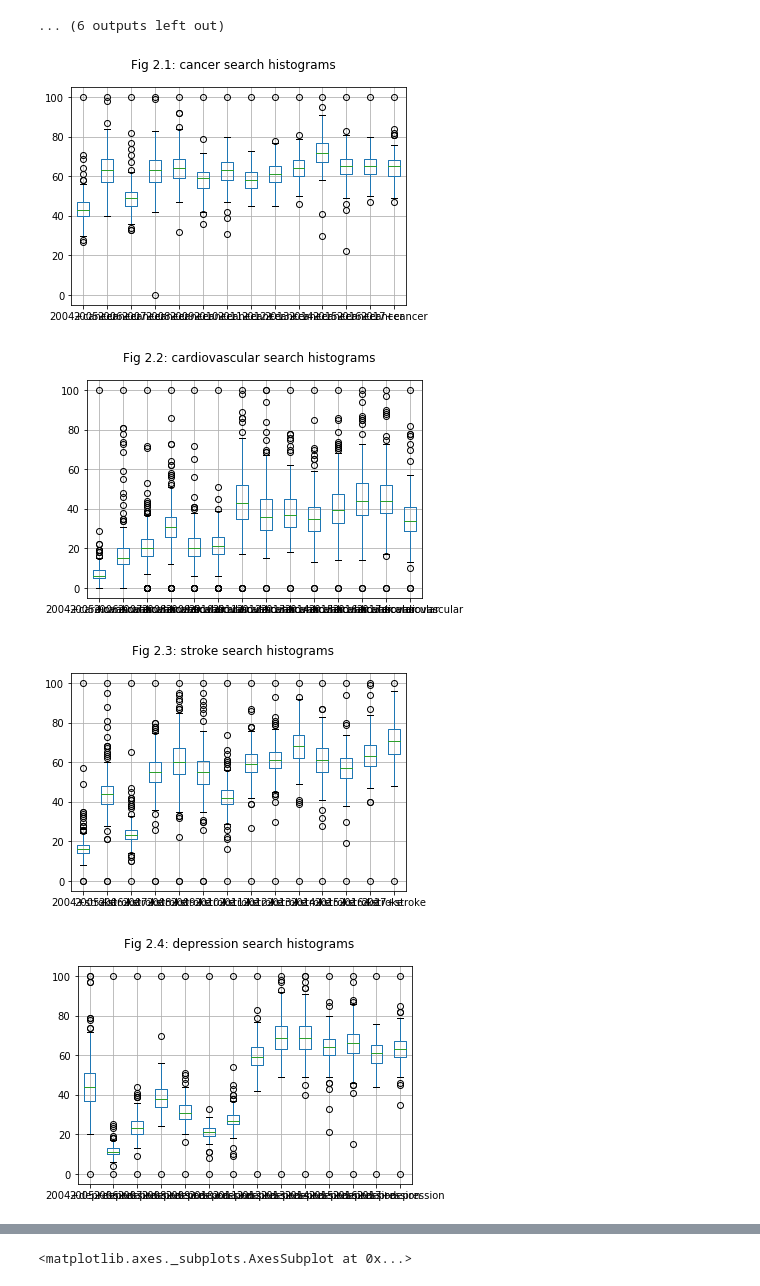
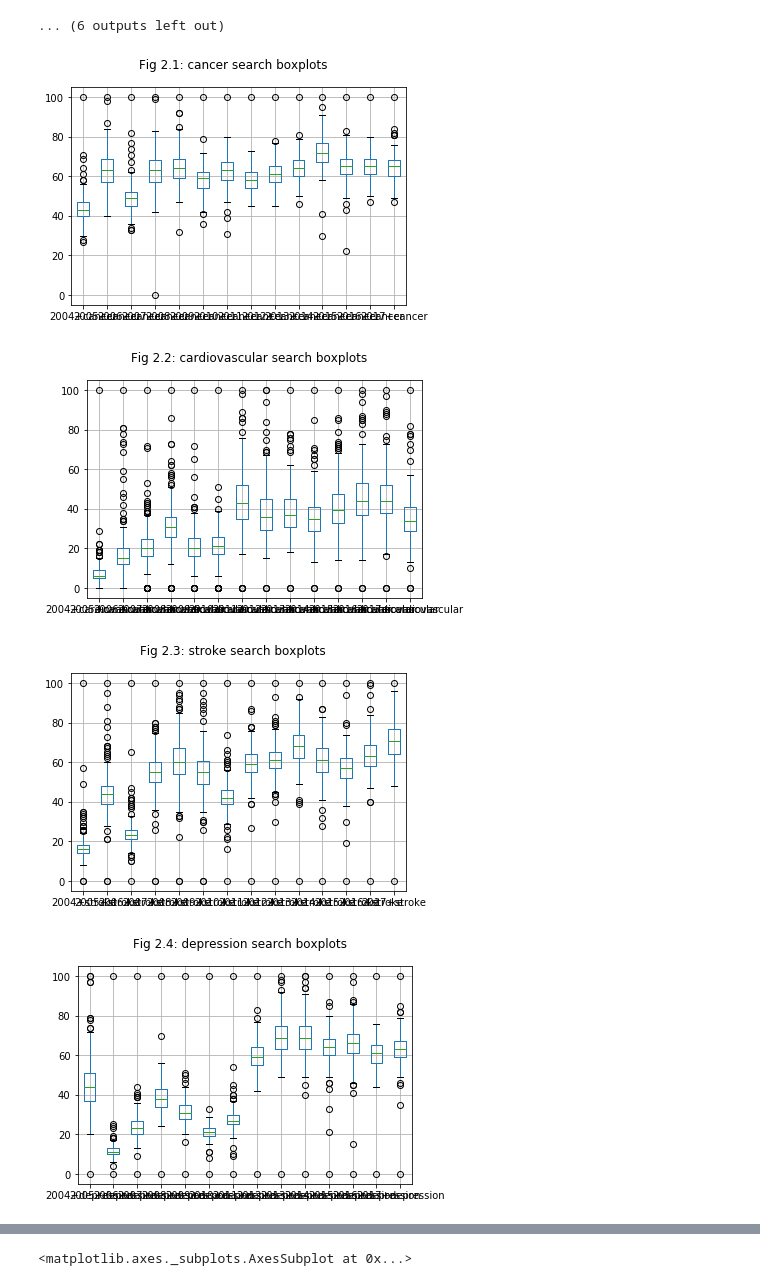
Before and after one commit to NohaKareem/Exploring-health-searches, a Jupyter notebook: Exploring health searches.ipynb, the cells around one changed output, grey strips where cells are left out. Drawn from its saved outputs; the diff is of its cells as text; code cells hidden in the pictures.

```diff
--- a/Exploring health searches.ipynb
+++ b/Exploring health searches.ipynb
@@ -206,13 +196,13 @@ max      100.000000    100.000000    100.000000    100.000000
 # %%
 i = 0
 for search_str in search_topics:
     i += 1
     curr = data.filter(regex = search_str)
     curr.boxplot()
-    mpl.suptitle('Fig 2.' + str(i) + ': ' +search_str + ' search histograms')
+    mpl.suptitle('Fig 2.' + str(i) + ': ' +search_str + ' search boxplots')
     mpl.show()
 # %% [output]
-[figure, old version]
+[figure, new version]
-[figure, old version]
+[figure, new version]
-[figure, old version]
+[figure, new version]
-[figure, old version]
+[figure, new version]
```
Also changed, not shown: parts of 6 cells of this notebook, 1 other file.
